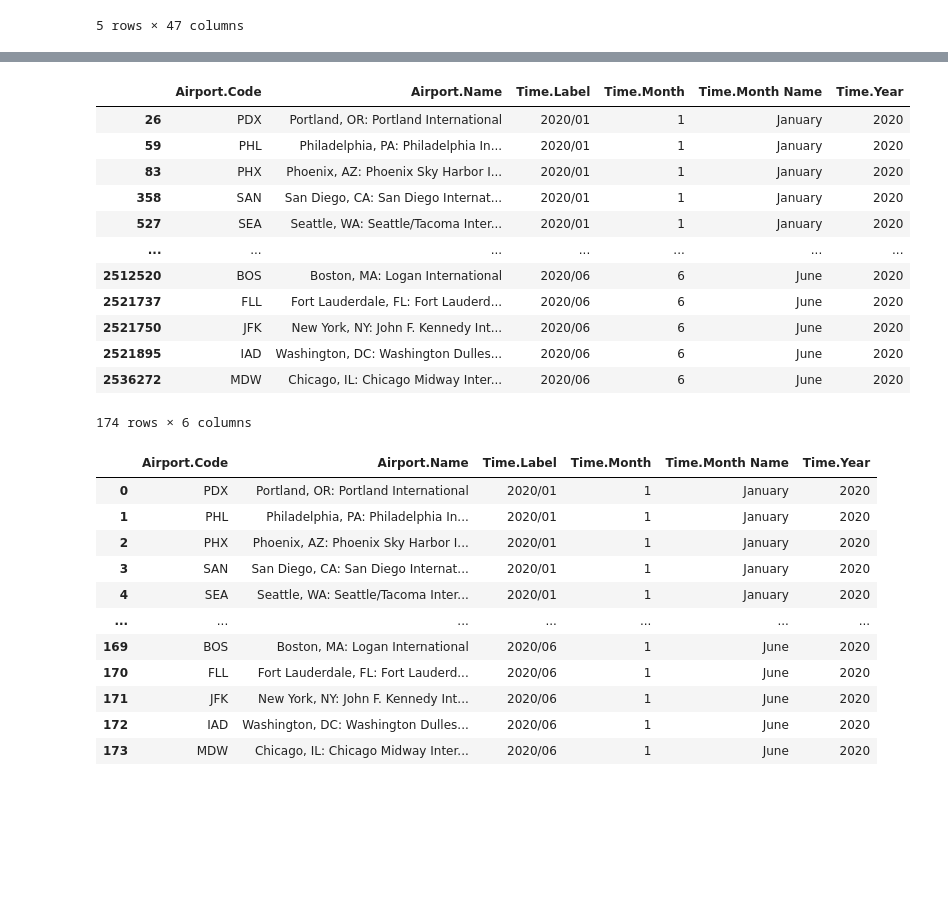
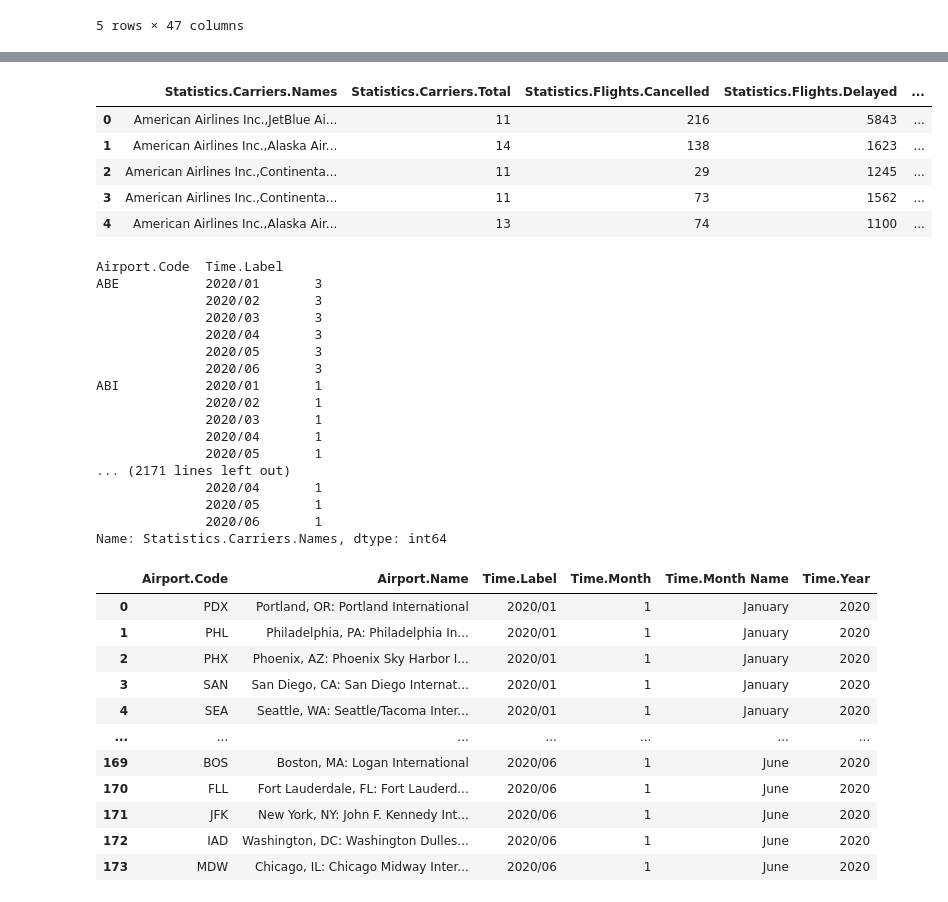
Before and after one commit to copl68/367DataScience, a Jupyter notebook: CORGISIntro/Untitled.ipynb, the cells around one changed output, grey strips where cells are left out. Cells and saved outputs as stored; diff of their text form; code cells hidden in the pictures; blank space fills up the shorter version.

Commit message:
added delay and carrier information to new_indiv

```diff
--- a/CORGISIntro/Untitled.ipynb
+++ b/CORGISIntro/Untitled.ipynb
@@ -25,3 +16,17 @@ existing.iloc[0:5, 6:]
+# %%
+existing.head(5)
+existing.iloc[0:5, 11:]
+
+#existing['Statistics.Carriers.Names'].str.split(",", expand=True)
+#Tells me max number of airlines
+#existing['Statistics.Carriers.Names'].str.split(",", expand=True).notna().cumsum(axis=1).max(axis=1).max()
+# %% [output]
+|  | Statistics.Carriers.Names | Statistics.Carriers.Total | Statistics.Flights.Cancelled | Statistics.Flights.Delayed | ... |
+| 0 | American Airlines Inc.,JetBlue Ai... | 11 | 216 | 5843 | ... |
+| 1 | American Airlines Inc.,Alaska Air... | 14 | 138 | 1623 | ... |
+| 2 | American Airlines Inc.,Continenta... | 11 | 29 | 1245 | ... |
+| 3 | American Airlines Inc.,Continenta... | 11 | 73 | 1562 | ... |
+| 4 | American Airlines Inc.,Alaska Air... | 13 | 74 | 1100 | ... |
 # %%
 #Start similar dataframe from new data
 new = pd.DataFrame()
@@ -49,19 +54,3 @@ new = new.dropna(subset=['Airport.Name'])
 
 #Reduce rows to one for each Airport.Code/Time.Label combo (like exisiting dataframe)
 new = new.drop_duplicates(subset=['Airport.Code', 'Time.Label'])
-
-new
-# %% [output]
-|  | Airport.Code | Airport.Name | Time.Label | Time.Month | Time.Month Name | Time.Year |
-| 26 | PDX | Portland, OR: Portland International | 2020/01 | 1 | January | 2020 |
-| 59 | PHL | Philadelphia, PA: Philadelphia In... | 2020/01 | 1 | January | 2020 |
-| 83 | PHX | Phoenix, AZ: Phoenix Sky Harbor I... | 2020/01 | 1 | January | 2020 |
-| 358 | SAN | San Diego, CA: San Diego Internat... | 2020/01 | 1 | January | 2020 |
-| 527 | SEA | Seattle, WA: Seattle/Tacoma Inter... | 2020/01 | 1 | January | 2020 |
-| ... | ... | ... | ... | ... | ... | ... |
-| 2512520 | BOS | Boston, MA: Logan International | 2020/06 | 6 | June | 2020 |
-| 2521737 | FLL | Fort Lauderdale, FL: Fort Lauderd... | 2020/06 | 6 | June | 2020 |
-| 2521750 | JFK | New York, NY: John F. Kennedy Int... | 2020/06 | 6 | June | 2020 |
-| 2521895 | IAD | Washington, DC: Washington Dulles... | 2020/06 | 6 | June | 2020 |
-| 2536272 | MDW | Chicago, IL: Chicago Midway Inter... | 2020/06 | 6 | June | 2020 |
-174 rows × 6 columns
@@ -68,3 +67,36 @@ new
+# %%
+#Create dict to map airline codes to names
+airlines = {'AA':'American Airlines Inc.', 'AS':'Alaska Airlines Inc.', 'B6':'JetBlue Airways',
+            'DL':'Delta Air Lines Inc.', 'F9':'Frontier Airlines Inc.', 'G4': np.nan, 'HA':'Hawaiian Airlines Inc.',
+            'NK':'Spirit Air Lines', 'UA':'United Air Lines Inc.', 'WN': 'Southwest Airlines Co.'}
+
+#Transfer over airline names
+new_indiv['Statistics.Carriers.Names'] = df['MKT_UNIQUE_CARRIER']
+
+#Replace airline codes with names. Allegiant airlines not in original dataset, so its name is repalced with NaN
+new_indiv['Statistics.Carriers.Names'] = new_indiv['Statistics.Carriers.Names'].replace(airlines)
+pd.set_option('display.max_rows', None)
+
+#FOR LATER: Finds number of airlines for each unique airport/date entry
+new_indiv.groupby(['Airport.Code', 'Time.Label'])['Statistics.Carriers.Names'].nunique()
+# %% [output]
+Airport.Code  Time.Label
+ABE           2020/01       3
+              2020/02       3
+              2020/03       3
+              2020/04       3
+              2020/05       3
+              2020/06       3
+ABI           2020/01       1
+              2020/02       1
+              2020/03       1
+              2020/04       1
+              2020/05       1
+... (2171 lines left out)
+              2020/04       1
+              2020/05       1
+              2020/06       1
+Name: Statistics.Carriers.Names, dtype: int64
 # %%
 test = new.dropna(subset=['Airport.Name'])
 test.reset_index(inplace=True)
```
Also changed, not shown: parts of 4 cells of this notebook, 1 other file.
